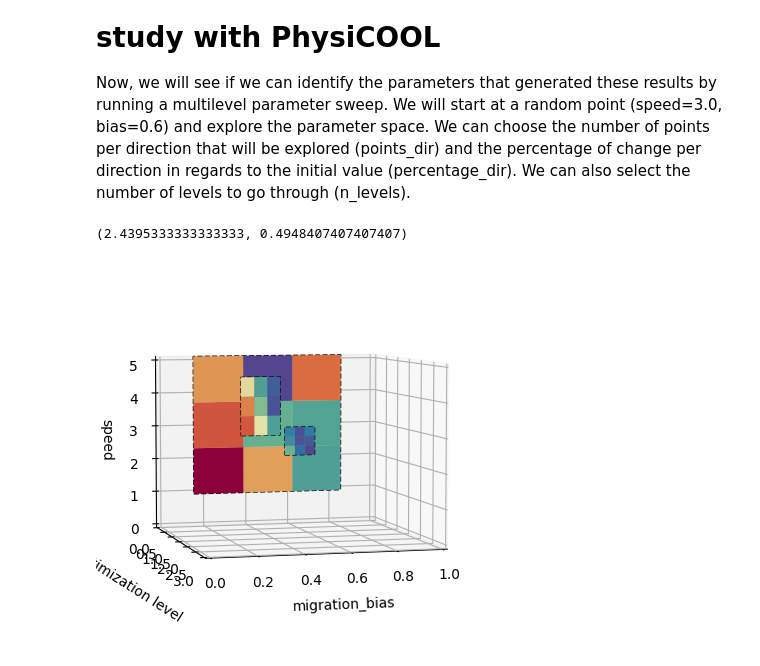
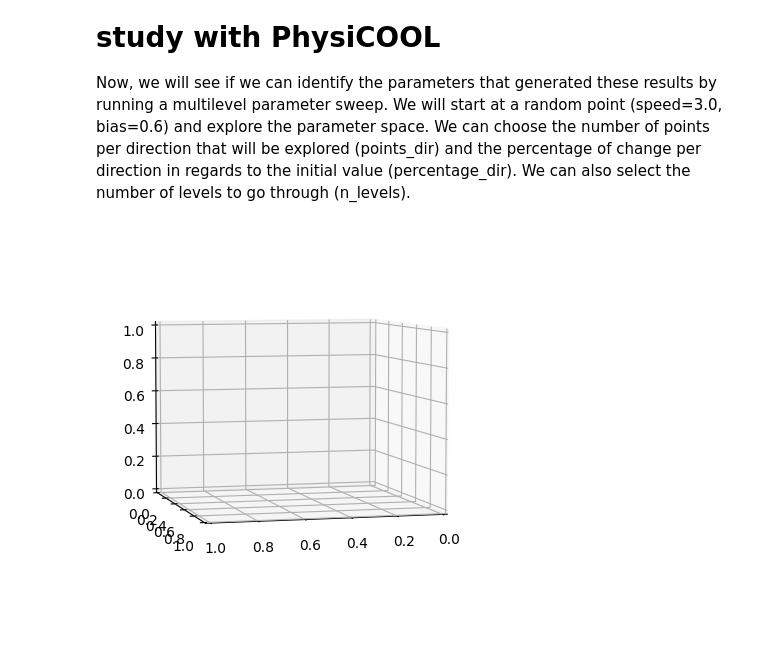
Before and after one commit to MathCancer/PhysiCell, a Jupyter notebook: optimizer.ipynb, the cells around one changed output. Cells and saved outputs as stored; diff of their text form; code cells hidden in the pictures.

```diff
--- a/optimizer.ipynb
+++ b/optimizer.ipynb
@@ -28,20 +28,19 @@ target_data = np.loadtxt("do_not_peek.csv", delimiter=',', dtype=object)
 # %%
 %matplotlib inline
 from physicool import optimization as opt
 
 # Create the multilevel sweep
 sweeper = opt.MultiLevelSweep(black_box=black_box,
                               target_data=target_data,
                               n_levels=3,
                               points_dir=4,
                               percentage_dir=0.7,
                               parameters=["speed", "migration_bias"])
 
 # Be sure that we don't select values that don't make sense to PhysiCell
 sweeper.param_bounds = [(0.0, None), (0.0, 1.0)]
 
 # Run the multilevel sweep
-sweeper.run_sweep(initial_point=(3, 0.7))
+# sweeper.run_sweep(initial_point=(3, 0.7))
 # %% [output]
-(2.4395333333333333, 0.4948407407407407)
-[figure, old version]
+[figure, new version]
```
Also changed, not shown: 1 other file.
